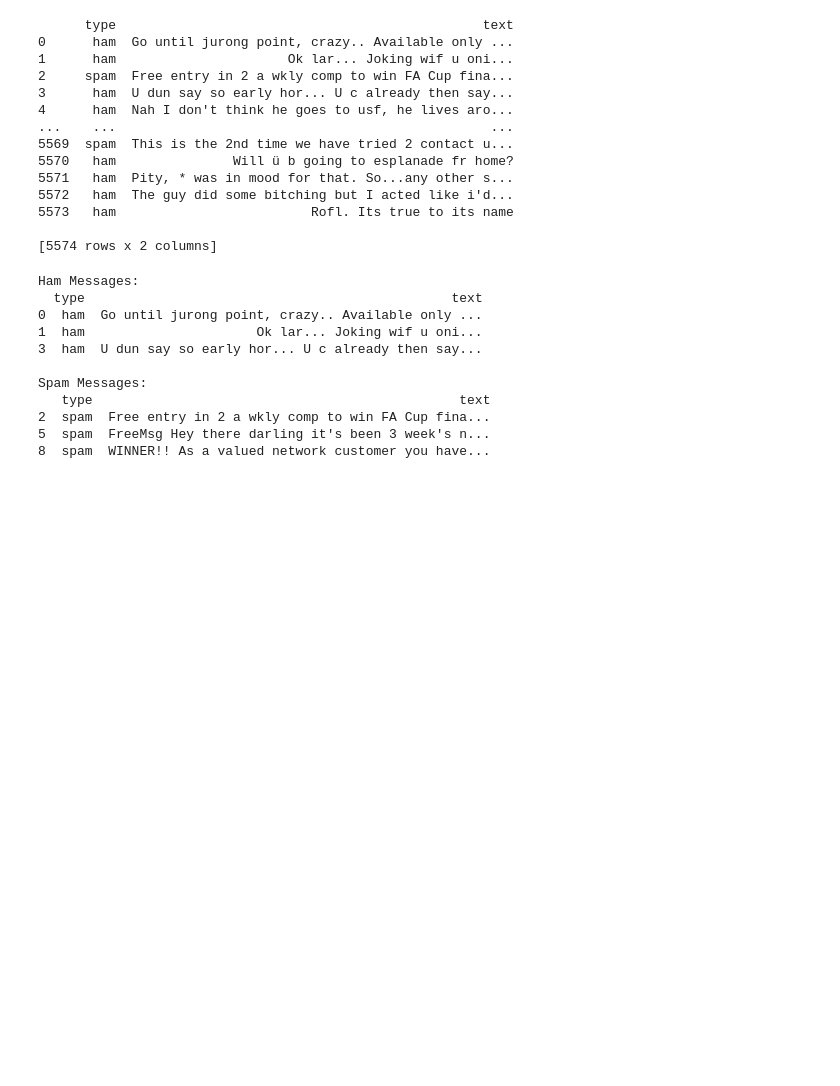
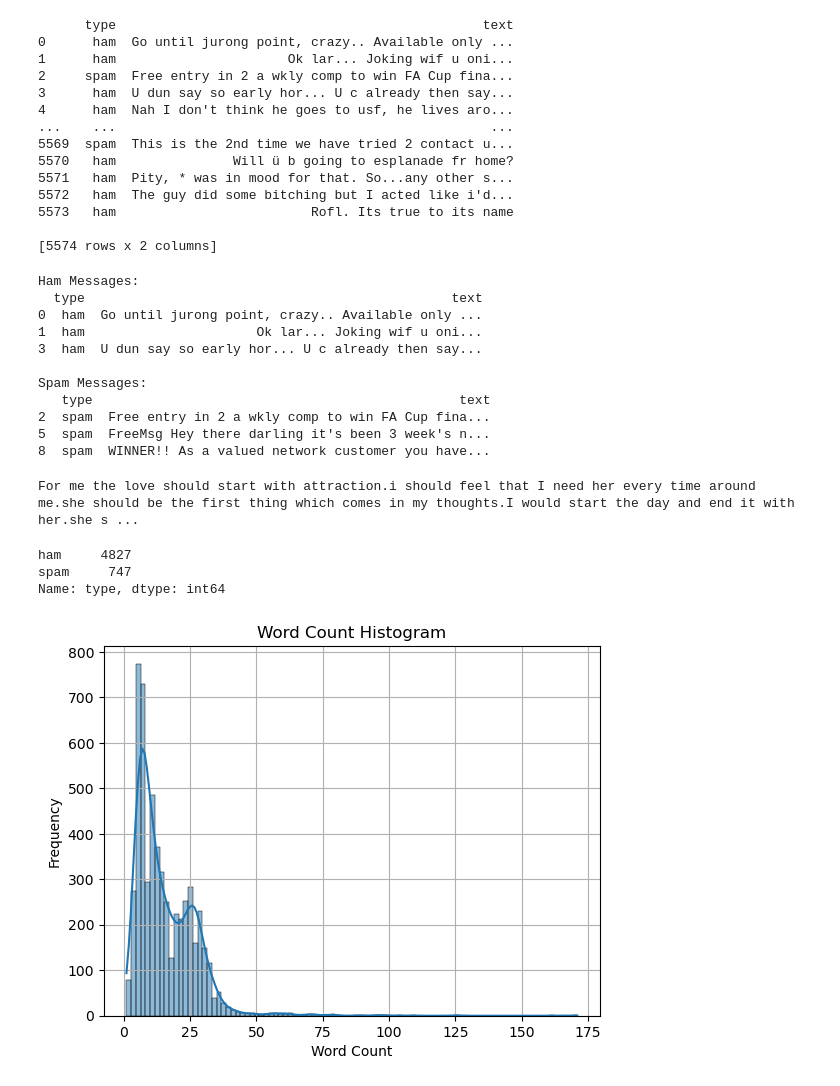
Before and after one commit to JoaoRFigueiredo/MEI-SIC, a Jupyter notebook: Ano1/MINDD/PL/Aula6/ficha_6.ipynb, the cells around one changed output. Cells and saved outputs as stored; diff of their text form; code cells hidden in the pictures; blank space fills up the shorter version.

```diff
--- a/Ano1/MINDD/PL/Aula6/ficha_6.ipynb
+++ b/Ano1/MINDD/PL/Aula6/ficha_6.ipynb
@@ -45,3 +46,46 @@ Spam Messages:
 2  spam  Free entry in 2 a wkly comp to win FA Cup fina...
 5  spam  FreeMsg Hey there darling it's been 3 week's n...
 8  spam  WINNER!! As a valued network customer you have...
+# %%
+#ex2
+#b)
+#View the sms with highest number of words
+#AKA
+#view the sms with the highest length after a split (" ")
+
+highest_sms_df = df
+highest_sms_df['text_len'] = highest_sms_df['text'].apply(len)
+highest_sms_df['word_count'] = highest_sms_df['text'].str.split().apply(len)
+highest_sms_df = highest_sms_df.sort_values(by=['word_count', 'text_len'], ascending=[False, False])
+highest_sms_df.drop(columns=['text_len', 'word_count'], inplace=True)
+print(highest_sms_df.iloc[0]['text'])
+# %% [output]
+For me the love should start with attraction.i should feel that I need her every time around me.she should be the first thing which comes in my thoughts.I would start the day and end it with her.she s ...
+# %%
+#ex2
+#c)
+#Check the distribution of the target attribute
+#Let's check how many "ham" or "spam" messags we have
+
+print(df['type'].value_counts())
+# %% [output]
+ham     4827
+spam     747
+Name: type, dtype: int64
+# %%
+#ex2
+#d)
+#make an histogram with the distribution of the number of words in the texts
+
+
+word_count = df['word_count']
+# print(word_count)
+
+sns.histplot(word_count, kde=True)
+plt.title("Word Count Histogram")
+plt.xlabel("Word Count")
+plt.ylabel("Frequency")
+plt.grid(True)
+plt.show()
+# %% [output]
+[figure, added]
```
Also changed, not shown: parts of 1 cell of this notebook.
